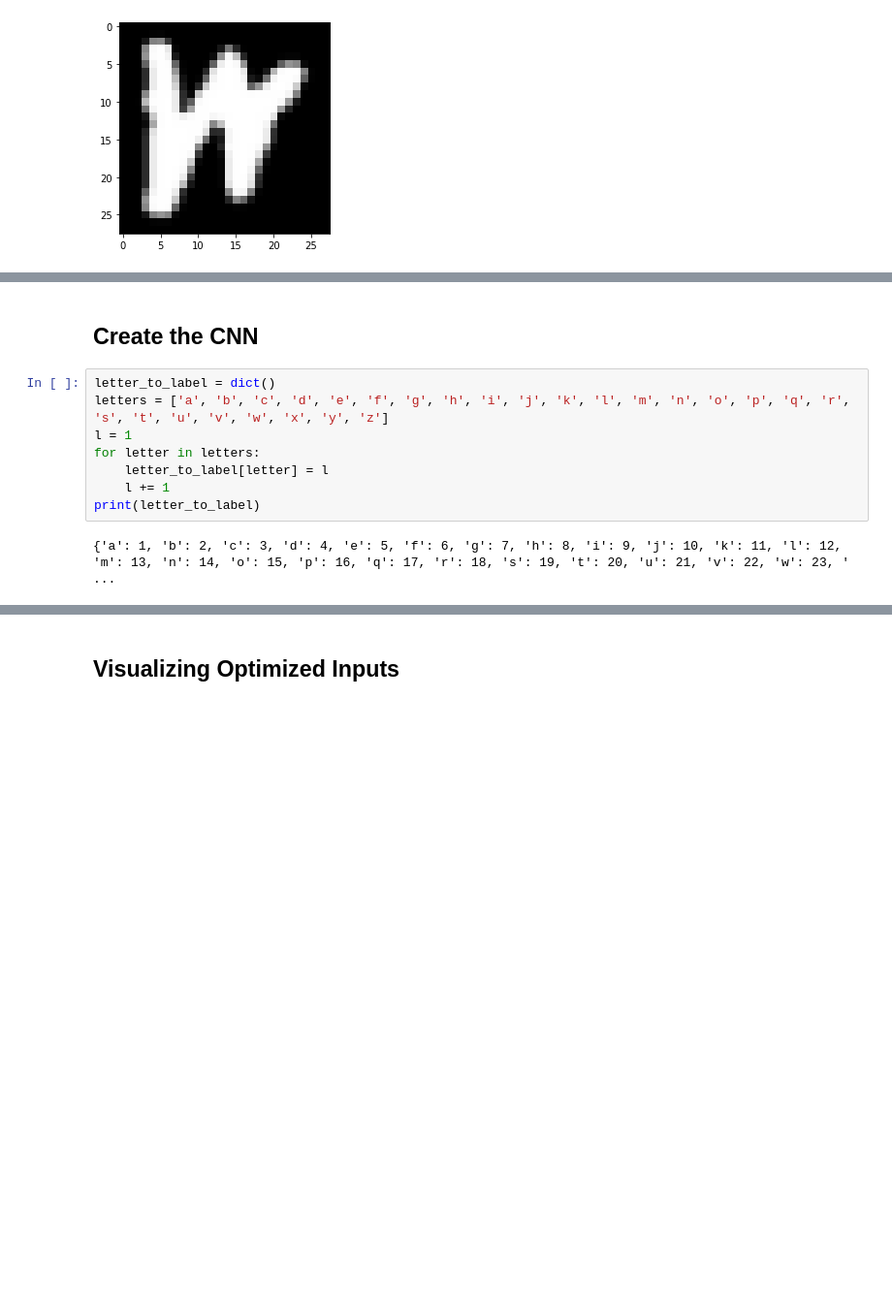
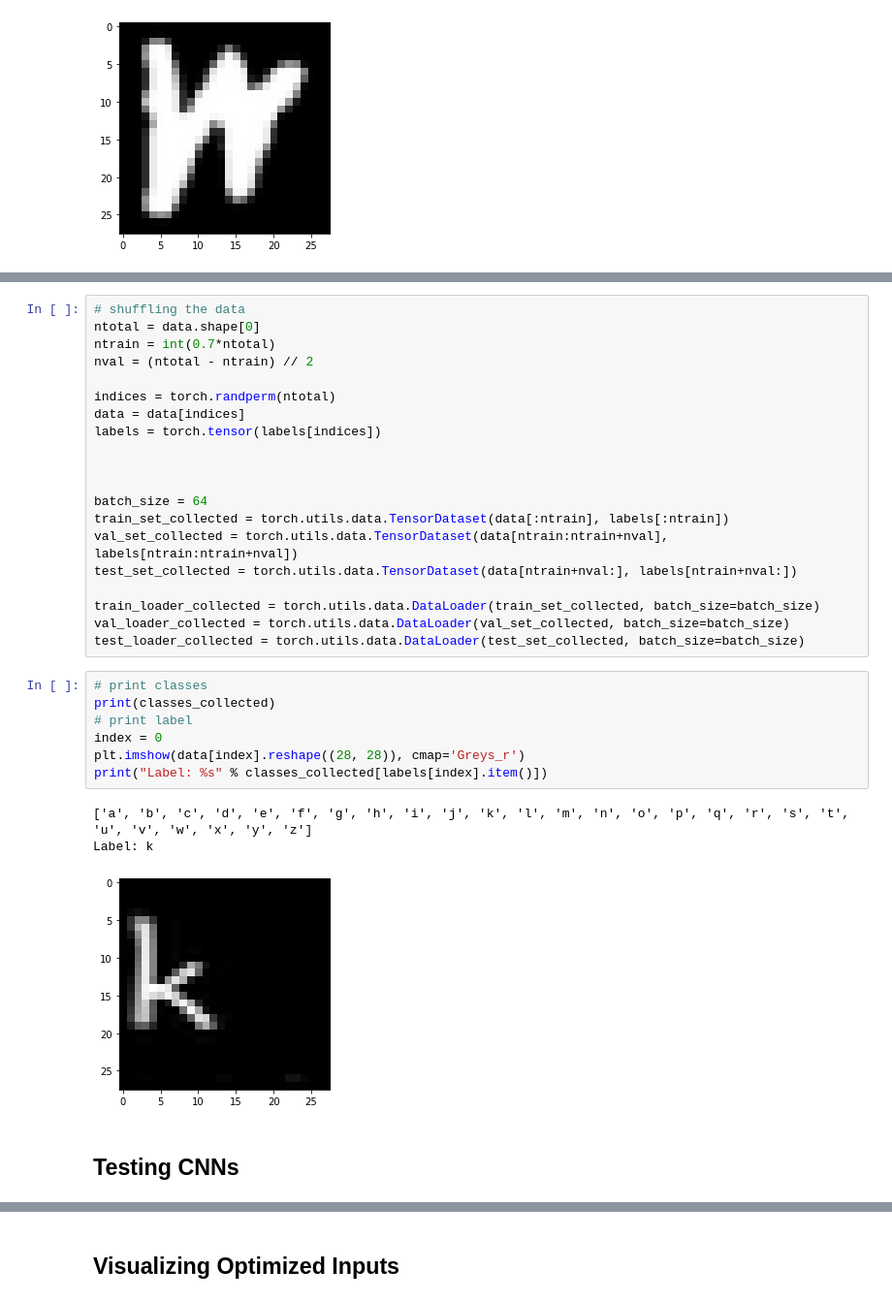
Before and after one commit to msuv08/cnn-handwritten-letter-recognition, a Jupyter notebook: letter_recognition.ipynb, the cells around one changed output, grey strips where cells are left out. Shown at 97% size. Saved outputs shown, nothing was run; the diff lists cells and outputs as text; blank space fills up the shorter version.

```diff
--- a/letter_recognition.ipynb
+++ b/letter_recognition.ipynb
@@ -76,12 +113,33 @@ Label: w
+# %%
+# shuffling the data
+ntotal = data.shape[0]
+ntrain = int(0.7*ntotal)
+nval = (ntotal - ntrain) // 2
+
+indices = torch.randperm(ntotal)
+data = data[indices]
+labels = torch.tensor(labels[indices])
+
+
+
+batch_size = 64
+train_set_collected = torch.utils.data.TensorDataset(data[:ntrain], labels[:ntrain])
+val_set_collected = torch.utils.data.TensorDataset(data[ntrain:ntrain+nval], labels[ntrain:ntrain+nval])
+test_set_collected = torch.utils.data.TensorDataset(data[ntrain+nval:], labels[ntrain+nval:])
+
+train_loader_collected = torch.utils.data.DataLoader(train_set_collected, batch_size=batch_size)
+val_loader_collected = torch.utils.data.DataLoader(val_set_collected, batch_size=batch_size)
+test_loader_collected = torch.utils.data.DataLoader(test_set_collected, batch_size=batch_size)
+# %%
+# print classes
+print(classes_collected)
+# print label
+index = 0
+plt.imshow(data[index].reshape((28, 28)), cmap='Greys_r')
+print("Label: %s" % classes_collected[labels[index].item()])
+# %% [output]
+['a', 'b', 'c', 'd', 'e', 'f', 'g', 'h', 'i', 'j', 'k', 'l', 'm', 'n', 'o', 'p', 'q', 'r', 's', 't', 'u', 'v', 'w', 'x', 'y', 'z']
+Label: k
+[figure, added]
 # %% [markdown]
-## Create the CNN
+## Testing CNNs
-# %%
-letter_to_label = dict()
-letters = ['a', 'b', 'c', 'd', 'e', 'f', 'g', 'h', 'i', 'j', 'k', 'l', 'm', 'n', 'o', 'p', 'q', 'r', 's', 't', 'u', 'v', 'w', 'x', 'y', 'z']
-l = 1
-for letter in letters:
-    letter_to_label[letter] = l
-    l += 1
-print(letter_to_label)
-# %% [output]
-{'a': 1, 'b': 2, 'c': 3, 'd': 4, 'e': 5, 'f': 6, 'g': 7, 'h': 8, 'i': 9, 'j': 10, 'k': 11, 'l': 12, 'm': 13, 'n': 14, 'o': 15, 'p': 16, 'q': 17, 'r': 18, 's': 19, 't': 20, 'u': 21, 'v': 22, 'w': 23, ' ...
```
Also changed, not shown: parts of 38 cells of this notebook, 1 other file.
